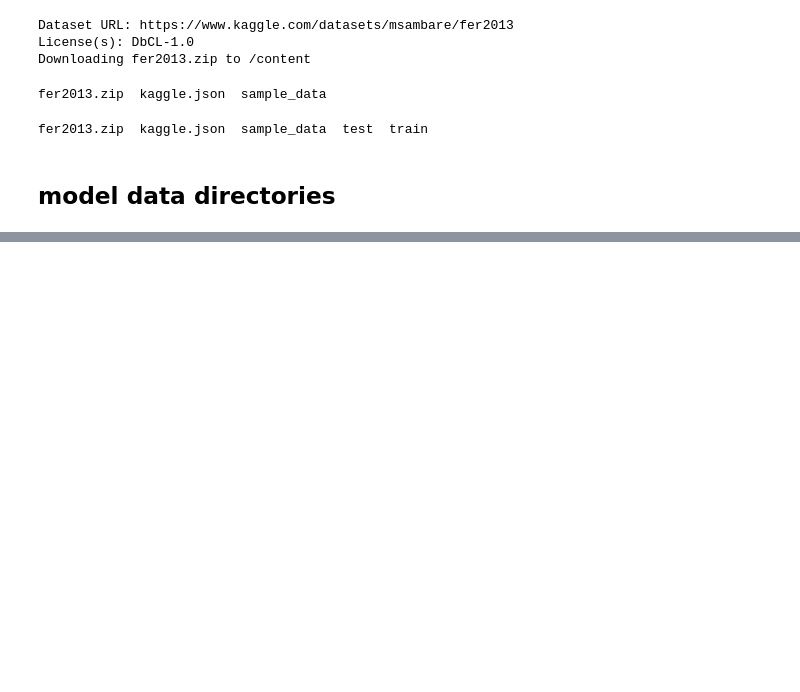
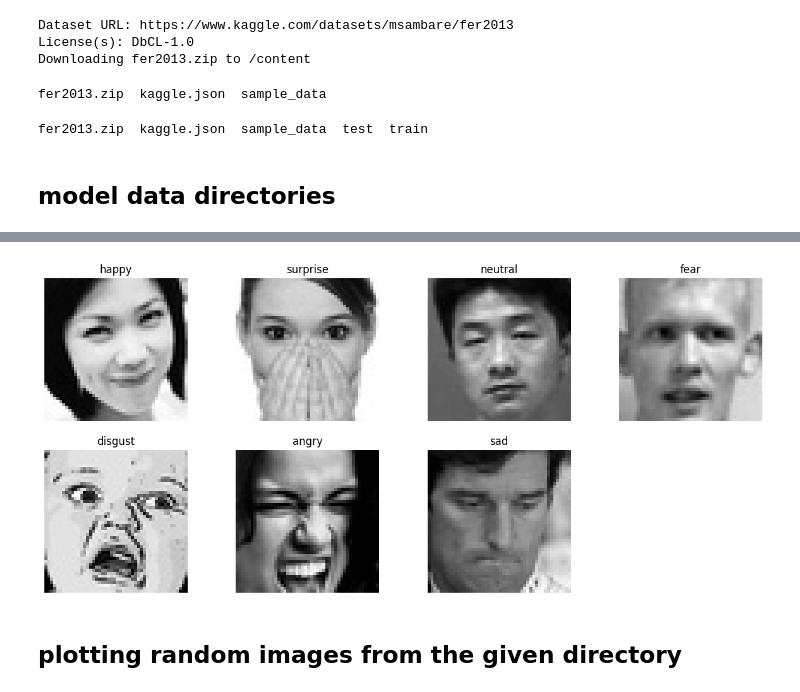
Before and after one commit to kamijoseph/FER2013-Emotion-Detection, a Jupyter notebook: notebooks/emotion_detection.ipynb, the cells around one changed output, grey strips where cells are left out. Cells and saved outputs as stored; diff of their text form; code cells hidden in the pictures; blank space fills up the shorter version.

```diff
--- a/notebooks/emotion_detection.ipynb
+++ b/notebooks/emotion_detection.ipynb
@@ -53,0 +66,20 @@ os.makedirs(project_dir, exist_ok=True)
+# %%
+# possible image extensions
+exts = ["jpg", "jpeg", "png"]
+data_dir = "/content/train"
+# %%
+for root, dirs, files in os.walk(data_dir):
+  for file in files:
+    file_path = os.path.join(root, file)
+
+    try:
+      # file type of the currrent type
+      file_type = imghdr.what(file_path)
+      if file_type not in exts:
+        print(f"Image not in extensions list {file_path}")
+        os.remove(file_path)
+      else:
+        img = cv2.imread(file_path)
+
+    except Exception as e:
+      print(f"issue with file {file_path}. error: {e}")
@@ -53,0 +128,17 @@ os.makedirs(project_dir, exist_ok=True)
+# %%
+# plotting one image from each emotion
+emotions = os.listdir(train_dir)
+plt.figure(figsize=(15, 10))
+
+for idx, emotion in enumerate(emotions, 1):
+  folder = os.path.join(train_dir, emotion)
+  img_path = os.path.join(folder, os.listdir(folder)[42])
+  img = plt.imread(img_path)
+  plt.subplot(3, 4, idx)
+  plt.imshow(img, cmap="gray")
+  plt.title(emotion)
+  plt.axis("off")
+# %% [output]
+[figure, added]
+# %% [markdown]
+## plotting random images from the given directory
```
Also changed, not shown: parts of 10 cells of this notebook.
